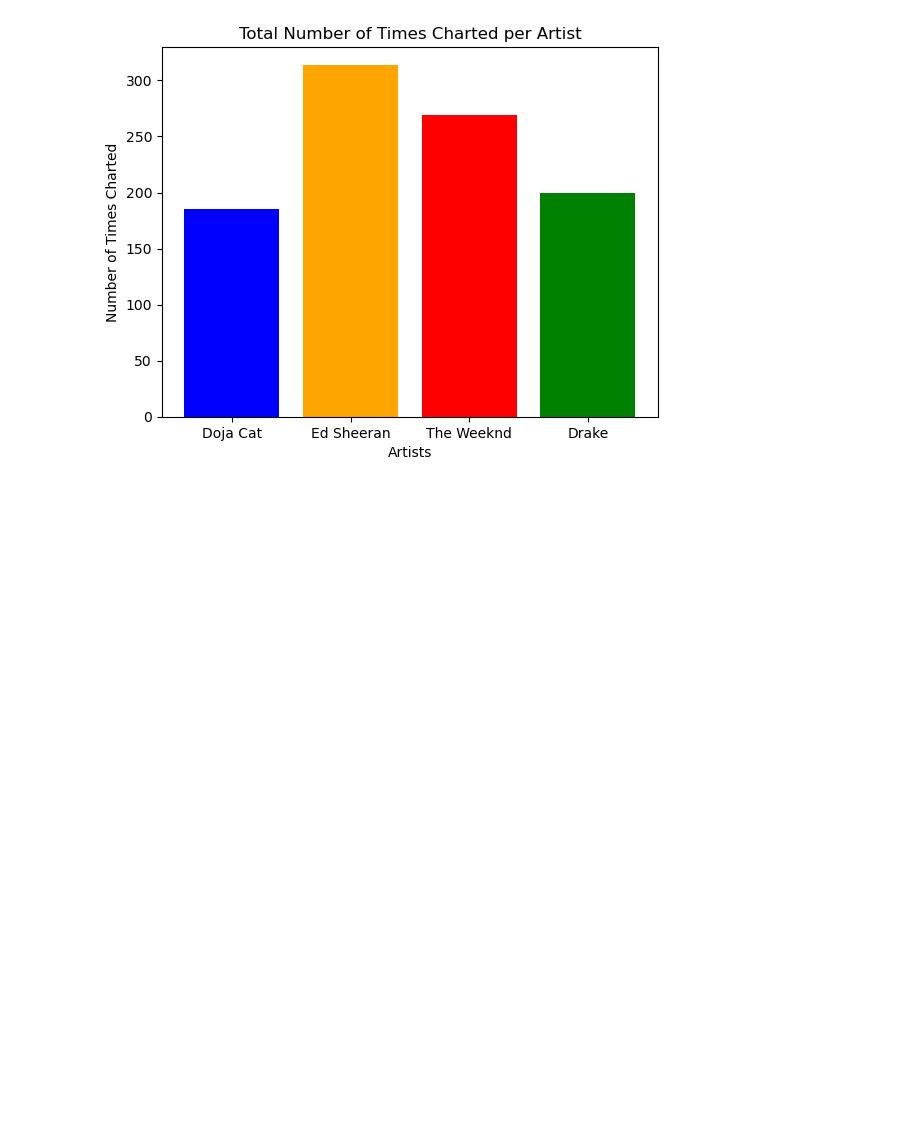
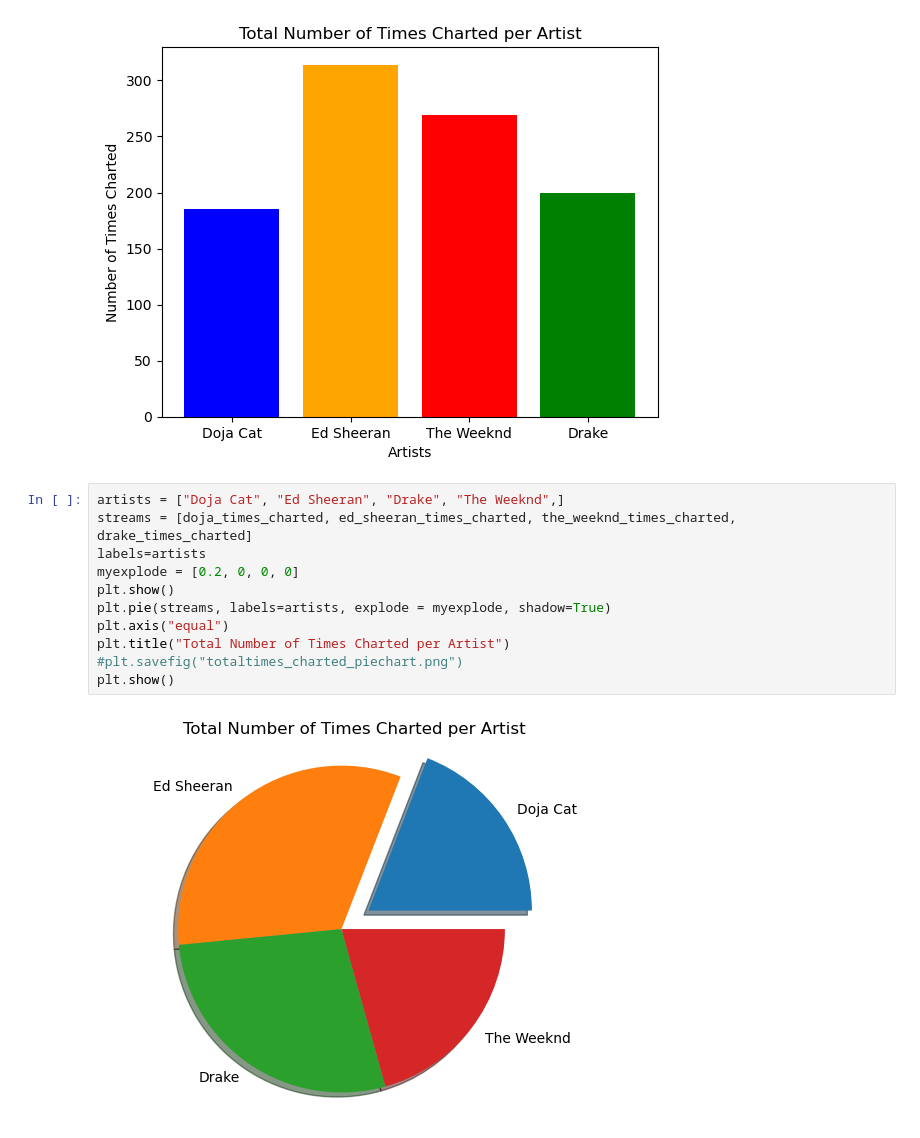
Before and after one commit to AoSxOrca/Project-1, a Jupyter notebook: project1_sewit-notebook.ipynb, the cells around one changed output. Cells and saved outputs as stored; diff of their text form; blank space fills up the shorter version.

```diff
--- a/project1_sewit-notebook.ipynb
+++ b/project1_sewit-notebook.ipynb
@@ -208,3 +208,16 @@ plt.savefig("totaltimes_charted_byartist.png")
 plt.show()
 # %% [output]
 [figure]
+# %%
+artists = ["Doja Cat", "Ed Sheeran", "Drake", "The Weeknd",]
+streams = [doja_times_charted, ed_sheeran_times_charted, the_weeknd_times_charted, drake_times_charted]
+labels=artists
+myexplode = [0.2, 0, 0, 0]
+plt.show()
+plt.pie(streams, labels=artists, explode = myexplode, shadow=True)
+plt.axis("equal")
+plt.title("Total Number of Times Charted per Artist")
+#plt.savefig("totaltimes_charted_piechart.png")
+plt.show()
+# %% [output]
+[figure, added]
```
Also changed, not shown: parts of 2 cells of this notebook, 1 other file.
